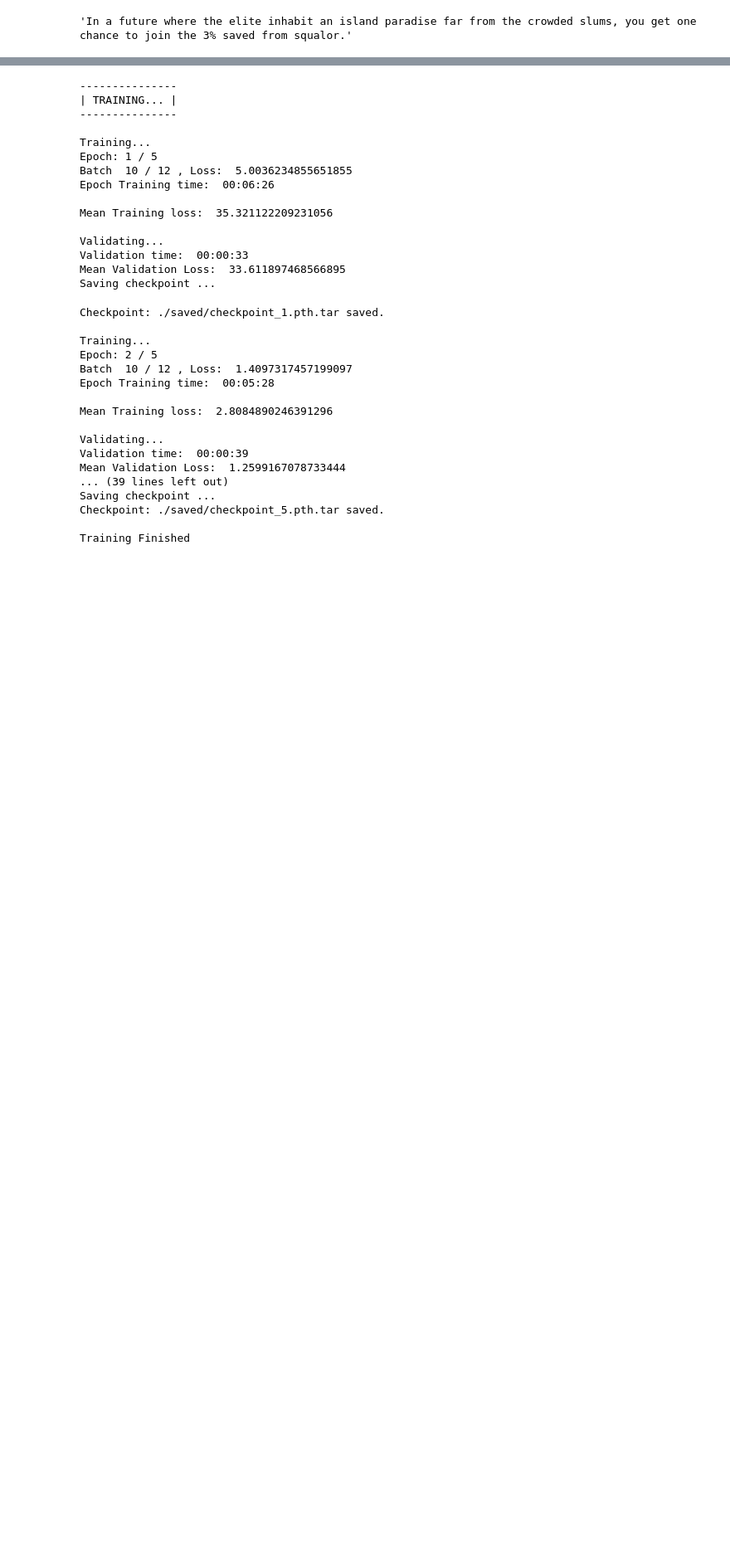
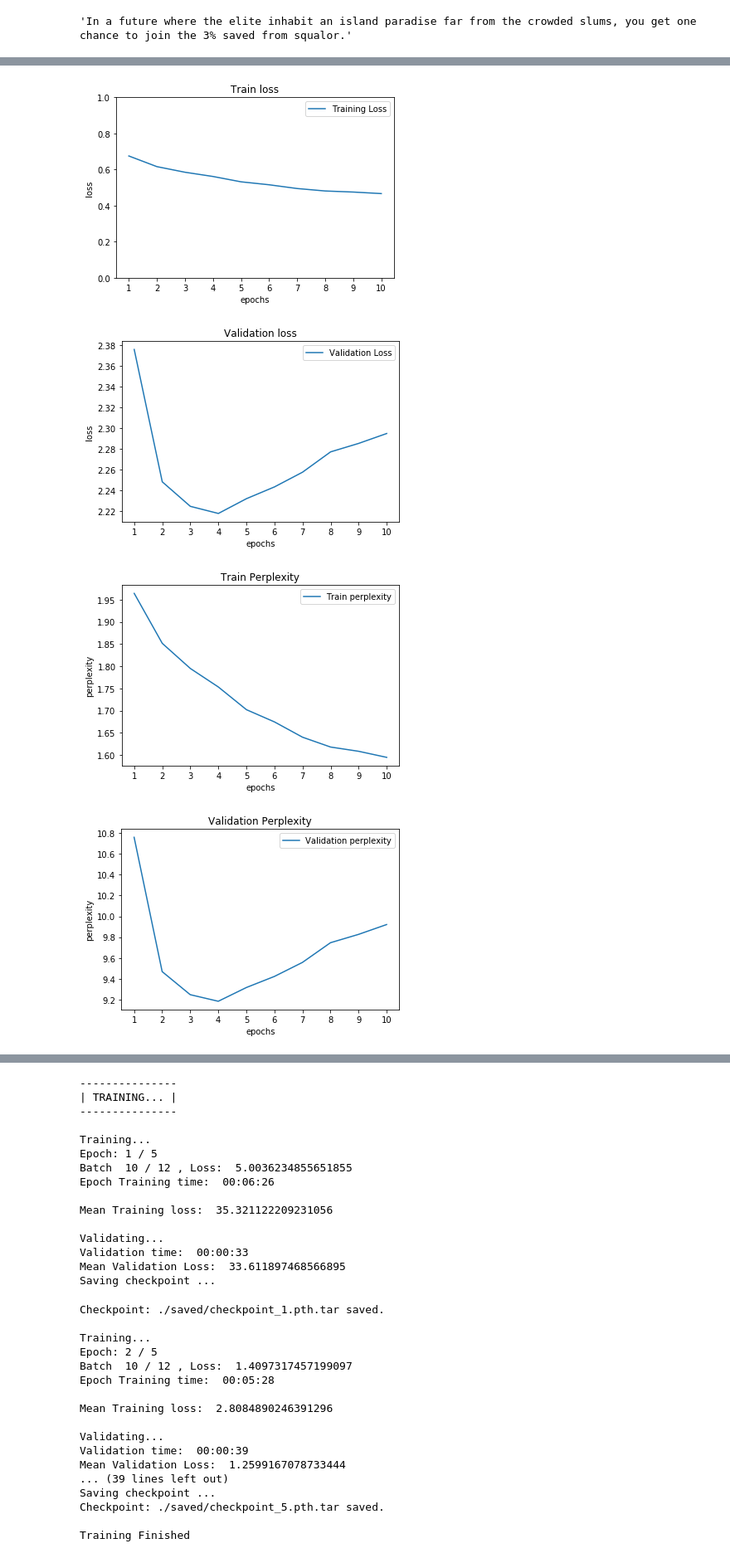
Before and after one commit to sarahrhalem/Finetuning-Transformer-Models-Plot-Generation, a Jupyter notebook: INM706_Code_SR_SK.ipynb, the cells around one changed output, grey strips where cells are left out. Shown at 83% size. Drawn from its saved outputs; the diff is of its cells as text; code cells hidden in the pictures; blank space fills up the shorter version.

```diff
--- a/INM706_Code_SR_SK.ipynb
+++ b/INM706_Code_SR_SK.ipynb
@@ -356,0 +502,18 @@ def training_and_validation(model, optimizer, scheduler, dataloaders, starting_e
+# %%
+# Plot train/val loss and perplexity
+fig= plot_train_loss(Test_1, "Train loss");
+#fig.savefig(r'Figures\\train_loss_10eps.jpg')
+
+fig= plot_val_loss(Test_1, "Validation loss");
+#fig.savefig(r'Figures\\val_loss_10eps.jpg')
+
+fig= plot_train_perplexity(Test_1, "Train Perplexity");
+#fig.savefig(r'Figures\\train_perplexity_10eps.jpg')
+
+fig= plot_val_perplexity(Test_1, "Validation Perplexity");
+#fig.savefig(r'Figures\\val_perplexity_10eps.jpg')
+# %% [output]
+[figure, added]
+[figure, added]
+[figure, added]
+[figure, added]
```
Also changed, not shown: parts of 40 cells of this notebook, 8 other files.
